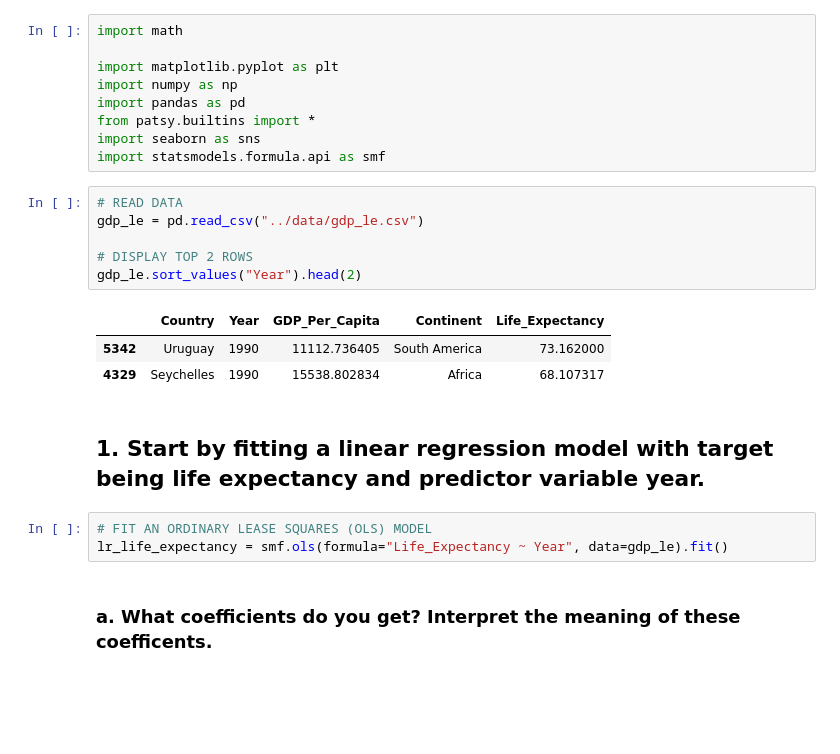
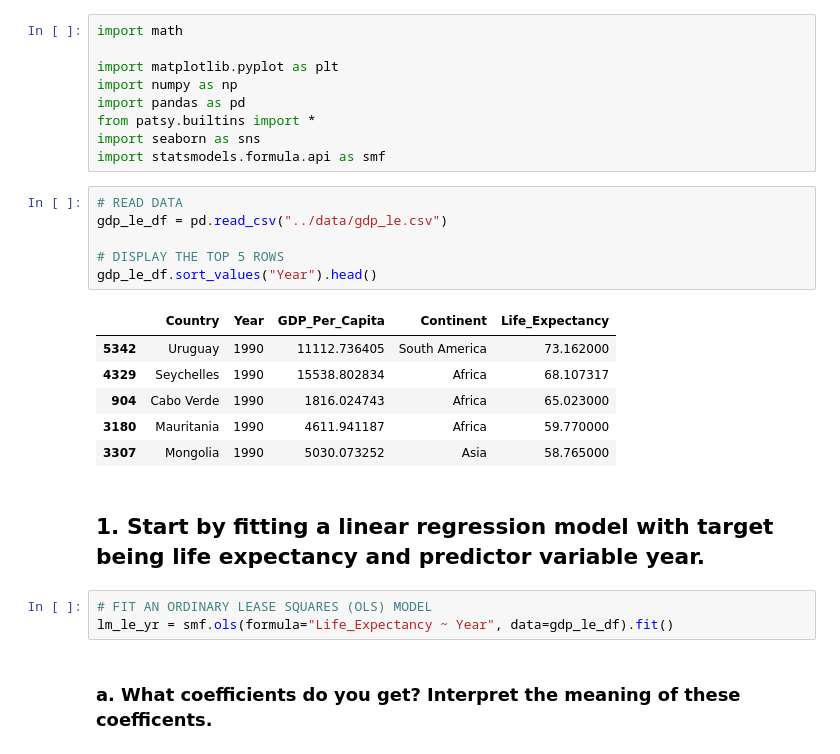
Before and after one commit to nss-data-science-cohort-9/un-linear-regression-shannequin, a Jupyter notebook: notebooks/gdp_per_capita-life_expectancy_slee.ipynb, the cells around one changed output. Cells and saved outputs as stored; diff of their text form; blank space fills up the shorter version.

```diff
--- a/notebooks/gdp_per_capita-life_expectancy_slee.ipynb
+++ b/notebooks/gdp_per_capita-life_expectancy_slee.ipynb
@@ -13,19 +13,22 @@ import seaborn as sns
 import statsmodels.formula.api as smf
 # %%
 # READ DATA
-gdp_le = pd.read_csv("../data/gdp_le.csv")
+gdp_le_df = pd.read_csv("../data/gdp_le.csv")
 
-# DISPLAY TOP 2 ROWS
-gdp_le.sort_values("Year").head(2)
+# DISPLAY THE TOP 5 ROWS
+gdp_le_df.sort_values("Year").head()
 # %% [output]
 |  | Country | Year | GDP_Per_Capita | Continent | Life_Expectancy |
 | 5342 | Uruguay | 1990 | 11112.736405 | South America | 73.162000 |
 | 4329 | Seychelles | 1990 | 15538.802834 | Africa | 68.107317 |
+| 904 | Cabo Verde | 1990 | 1816.024743 | Africa | 65.023000 |
+| 3180 | Mauritania | 1990 | 4611.941187 | Africa | 59.770000 |
+| 3307 | Mongolia | 1990 | 5030.073252 | Asia | 58.765000 |
 # %% [markdown]
 ## 1. Start by fitting a linear regression model with target being life expectancy and predictor variable year.
 # %%
 # FIT AN ORDINARY LEASE SQUARES (OLS) MODEL
-lr_life_expectancy = smf.ols(formula="Life_Expectancy ~ Year", data=gdp_le).fit()
+lm_le_yr = smf.ols(formula="Life_Expectancy ~ Year", data=gdp_le_df).fit()
 # %% [markdown]
 ### a. What coefficients do you get? Interpret the meaning of these coefficents.
 # %%
```
Also changed, not shown: parts of 26 cells of this notebook.
